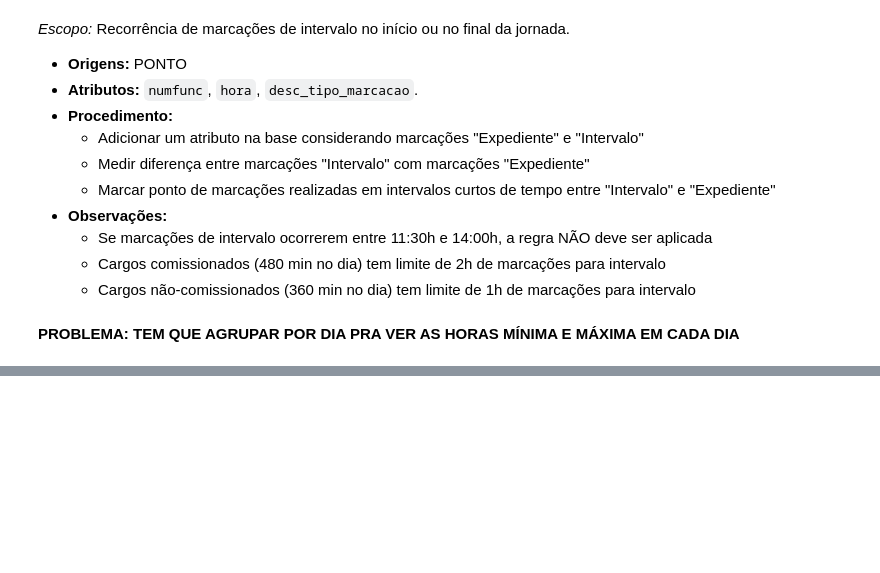
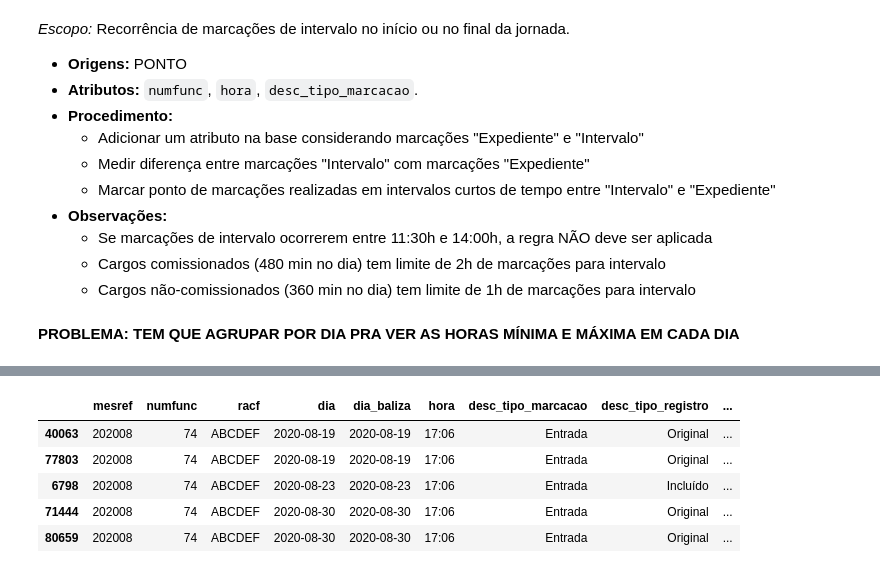
Before and after one commit to ThiagoPanini/programming_languages, a Jupyter notebook: bank-stuff/gt-trab/dev/python/testing_useful_functions.ipynb, the cells around one changed output, grey strips where cells are left out. Drawn from its saved outputs; the diff is of its cells as text; code cells hidden in the pictures; blank space fills up the shorter version.

```diff
--- a/bank-stuff/gt-trab/dev/python/testing_useful_functions.ipynb
+++ b/bank-stuff/gt-trab/dev/python/testing_useful_functions.ipynb
@@ -578,0 +578,9 @@ df_indicadores
+# %%
+df_ponto[(df_ponto['numfunc']==74) & (df_ponto['hora']=='17:06') & (df_ponto['desc_tipo_marcacao']=="Entrada")]
+# %% [output]
+|  | mesref | numfunc | racf | dia | dia_baliza | hora | desc_tipo_marcacao | desc_tipo_registro | ... |
+| 40063 | 202008 | 74 | ABCDEF | 2020-08-19 | 2020-08-19 | 17:06 | Entrada | Original | ... |
+| 77803 | 202008 | 74 | ABCDEF | 2020-08-19 | 2020-08-19 | 17:06 | Entrada | Original | ... |
+| 6798 | 202008 | 74 | ABCDEF | 2020-08-23 | 2020-08-23 | 17:06 | Entrada | Incluído | ... |
+| 71444 | 202008 | 74 | ABCDEF | 2020-08-30 | 2020-08-30 | 17:06 | Entrada | Original | ... |
+| 80659 | 202008 | 74 | ABCDEF | 2020-08-30 | 2020-08-30 | 17:06 | Entrada | Original | ... |
```
Also changed, not shown: parts of 35 cells of this notebook, 1 other file.
